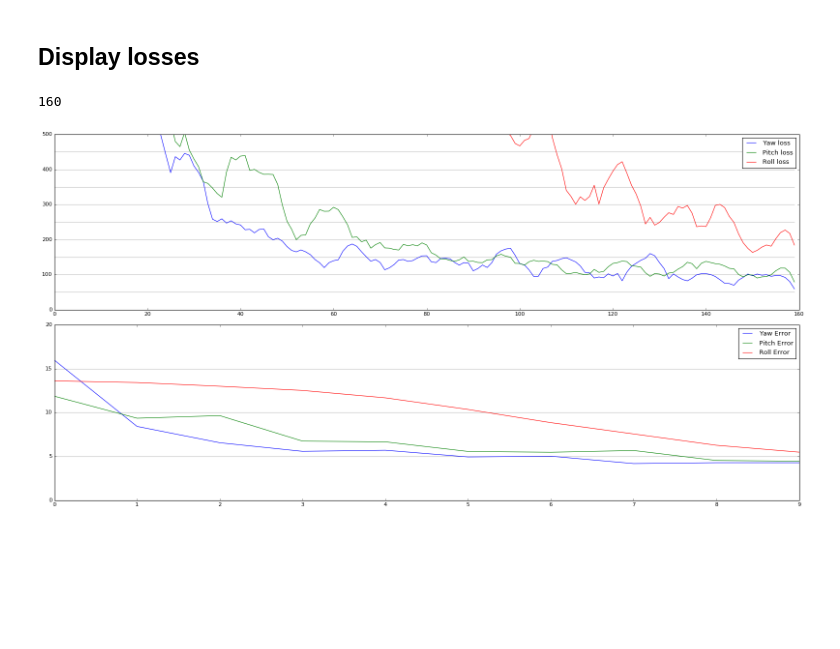
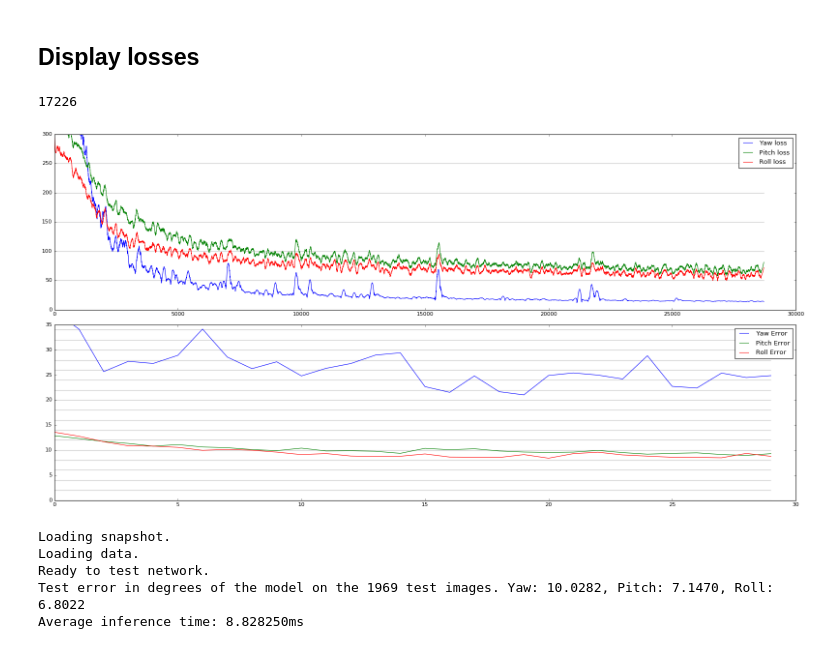
Before and after one commit to emredog/deep-head-pose, a Jupyter notebook: Collab_test.ipynb, the cells around one changed output. Saved outputs shown, nothing was run; the diff lists cells and outputs as text; code cells hidden in the pictures; blank space fills up the shorter version.

```diff
--- a/Collab_test.ipynb
+++ b/Collab_test.ipynb
@@ -227,39 +259,55 @@ Validation error in degrees of the model on the 1969 test images. Yaw: 4.2707, P
 # %%
 import pickle as pkl
 import matplotlib.pyplot as plt
 from scipy.signal import savgol_filter # smoothing the curves
 plt.style.use('classic')
 %matplotlib inline
 
-loss_file = gdrive_workspace + "/lossesDebugMobileNet2_on_AFLW2000.pkl"
+loss_file = gdrive_workspace + "/lossesMobileNet_HALFWIDTH2_on_Pose_300W_LP.pkl"
 with open(loss_file, "rb") as file_handle:
   training_stats = pkl.load(file_handle)
 
+# stats from resumed
+loss_file = gdrive_workspace + "/lossesMobileNet_HALFWIDTH2_18_on_Pose_300W_LP.pkl"
+with open(loss_file, "rb") as file_handle:
+  training_stats2 = pkl.load(file_handle)
+
 print(len(training_stats["loss_yaw"]))
 
-smoothing = lambda x: savgol_filter(x, 11, 3)
+smoothing = lambda x: savgol_filter(x, 201, 3)
 
-train_samples = len(training_stats["loss_yaw"])
-val_samples = len(training_stats["val_yaw_error"])
+train_samples = len(training_stats["loss_yaw"]) + len(training_stats2["loss_yaw"])
+val_samples = len(training_stats["val_yaw_error"]) + len(training_stats2["val_yaw_error"])
 
 
 f, axes = plt.subplots(2, 1, sharex="none", figsize=(20, 10), dpi= 80, facecolor='w', edgecolor='k')
-axes[0].plot(range(train_samples), smoothing(training_stats["loss_yaw"]), label="Yaw loss")
-axes[0].plot(range(train_samples), smoothing(training_stats["loss_pitch"]), label="Pitch loss")
-axes[0].plot(range(train_samples), smoothing(training_stats["loss_roll"]), label="Roll loss")
+axes[0].plot(range(train_samples), smoothing(training_stats["loss_yaw"] + training_stats2["loss_yaw"]), label="Yaw loss")
+axes[0].plot(range(train_samples), smoothing(training_stats["loss_pitch"] + training_stats2["loss_pitch"]), label="Pitch loss")
+axes[0].plot(range(train_samples), smoothing(training_stats["loss_roll"] + training_stats2["loss_roll"]), label="Roll loss")
 axes[0].hlines(list(range(0, 500, 50)), 0, train_samples-1, color='0.75')
-axes[0].set_ylim(0, 500)
+axes[0].set_ylim(0, 300)
 axes[0].legend()
 
-axes[1].plot(training_stats["val_yaw_error"], label="Yaw Error")
-axes[1].plot(training_stats["val_pitch_error"], label="Pitch Error")
-axes[1].plot(training_stats["val_roll_error"], label="Roll Error")
-axes[1].hlines(list(range(0, 20, 5)), 0, val_samples-1, color='0.75')
-axes[1].set_ylim(0, 20)
+axes[1].plot(training_stats["val_yaw_error"] + training_stats2["val_yaw_error"], label="Yaw Error")
+axes[1].plot(training_stats["val_pitch_error"] + training_stats2["val_pitch_error"], label="Pitch Error")
+axes[1].plot(training_stats["val_roll_error"] + training_stats2["val_roll_error"], label="Roll Error")
+axes[1].hlines(list(range(0, 35, 2)), 0, val_samples-1, color='0.75')
+axes[1].set_ylim(0, 35)
 axes[1].legend()
 
 f.tight_layout()
 plt.show()
 # %% [output]
-160
+17226
-[figure, old version]
+[figure, new version]
+# %%
+model_path = os.path.join(gdrive_workspace, "MobileNet_on_Pose_300W_LP_epoch_10.pkl")
+
+filename_list = os.path.join(colab_data_dir, testdata_prefix) + "_filenames.txt"
+!python test_hopenet.py --batch_size 1 --dataset AFLW2000 --data_dir /content/data --backbone mobilenet --filename_list {filename_list} --snapshot {model_path.replace(" ", "\ ")}
+# %% [output]
+Loading snapshot.
+Loading data.
+Ready to test network.
+Test error in degrees of the model on the 1969 test images. Yaw: 10.0282, Pitch: 7.1470, Roll: 6.8022
+Average inference time: 8.828250ms
```
Also changed, not shown: parts of 8 cells of this notebook.
